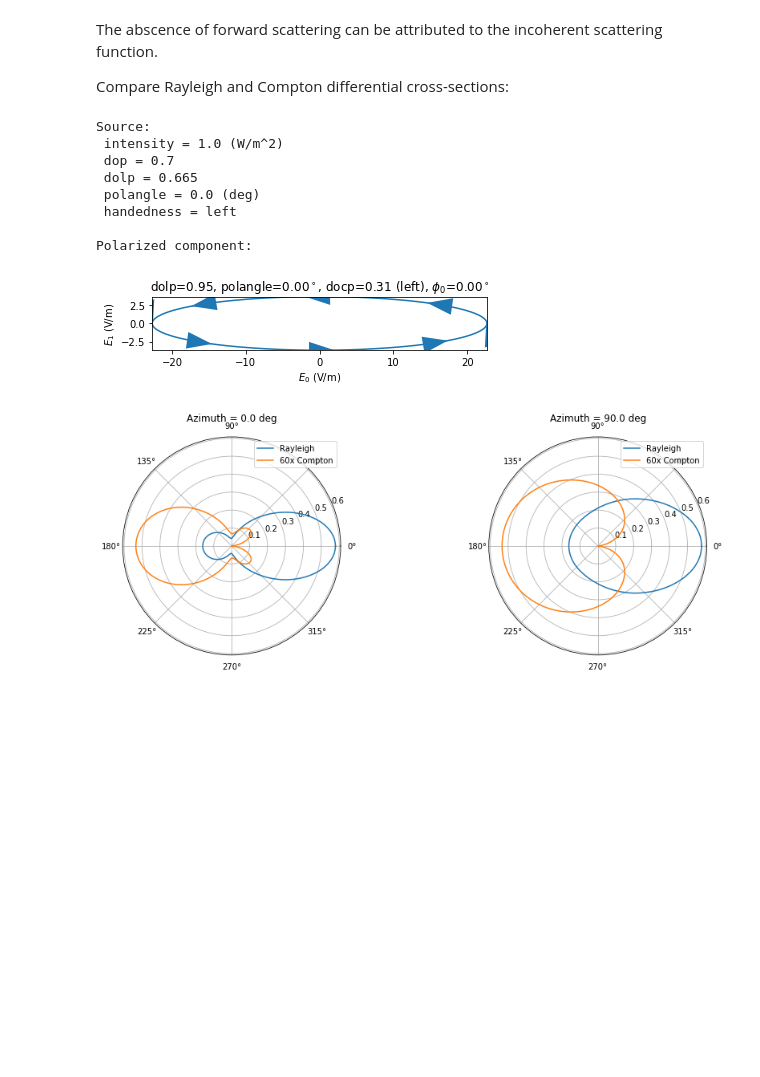
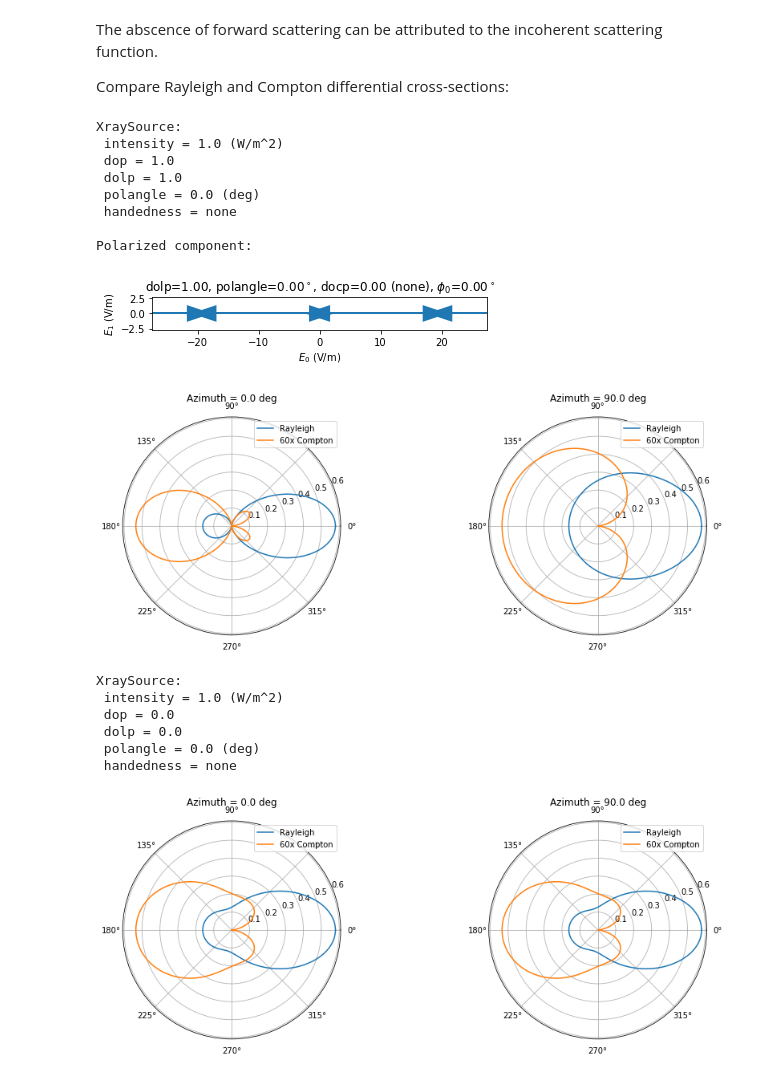
Before and after one commit to woutdenolf/spectrocrunch, a Jupyter notebook: doc/source/tutorials/polarization.ipynb, the cells around one changed output. Saved outputs shown, nothing was run; the diff lists cells and outputs as text; code cells hidden in the pictures; blank space fills up the shorter version.

```diff
--- a/doc/source/tutorials/polarization.ipynb
+++ b/doc/source/tutorials/polarization.ipynb
@@ -623,39 +623,48 @@ The abscence of forward scattering can be attributed to the incoherent scatterin
 
 Compare Rayleigh and Compton differential cross-sections:
 # %%
-source = xraysources.factory("synchrotron")
-print(source)
-if source.stokes.dop!=0:
-    print("\nPolarized component:")
-    source.stokes.decompose()["pol"].plot_efield()
+for source in ['synchrotron', 'tube']:
+    source = xraysources.factory(source)
+    print(source)
+    if source.stokes.dop!=0:
+        print("\nPolarized component:")
+        source.stokes.decompose()["pol"].plot_efield()
+        plt.show()
+
+    el = element.Element("Fe")
+    polar = np.linspace(0,2*np.pi,500)
+    energy = 5
+
+    fig,axs = plt.subplots(1,2,figsize=(15, 5),subplot_kw={"projection":"polar"})
+    for ax,azimuth in zip(axs,[0,np.pi/2]):
+        plt.sca(ax)
+
+        diffcs = el.diff_rayleigh_cross_section(energy,source)
+        rr = diffcs(azimuth,polar)
+        ax.plot(polar, rr, label="Rayleigh")
+        diffcs = el.diff_compton_cross_section(energy,source)
+        rc = diffcs(azimuth,polar)
+        m = int(np.round(np.max(rr)/np.max(rc))/10)*10
+        ax.plot(polar, rc*m, label="{}x Compton".format(m))
+
+        ax.set_title("Azimuth = {} deg".format(np.degrees(azimuth)))
+        ax.legend()
     plt.show()
-
-el = element.Element("Fe")
-polar = np.linspace(0,2*np.pi,500)
-energy = 5
-
-fig,axs = plt.subplots(1,2,figsize=(15, 5),subplot_kw={"projection":"polar"})
-for ax,azimuth in zip(axs,[0,np.pi/2]):
-    plt.sca(ax)
-
-    diffcs = el.diff_rayleigh_cross_section(energy,source)
-    rr = diffcs(azimuth,polar)
-    ax.plot(polar, rr, label="Rayleigh")
-    diffcs = el.diff_compton_cross_section(energy,source)
-    rc = diffcs(azimuth,polar)
-    m = int(np.round(np.max(rr)/np.max(rc))/10)*10
-    ax.plot(polar, rc*m, label="{}x Compton".format(m))
-
-    ax.set_title("Azimuth = {} deg".format(np.degrees(azimuth)))
-    ax.legend()
 # %% [output]
-Source:
+XraySource:
  intensity = 1.0 (W/m^2)
- dop = 0.7
- dolp = 0.665
+ dop = 1.0
+ dolp = 1.0
  polangle = 0.0 (deg)
- handedness = left
+ handedness = none
 
 Polarized component:
-[figure, old version]
+[figure, new version]
-[figure, old version]
+[figure, new version]
+XraySource:
+ intensity = 1.0 (W/m^2)
+ dop = 0.0
+ dolp = 0.0
+ polangle = 0.0 (deg)
+ handedness = none
+[figure, added]
```
Also changed, not shown: parts of 3 cells of this notebook, 8 other files.
